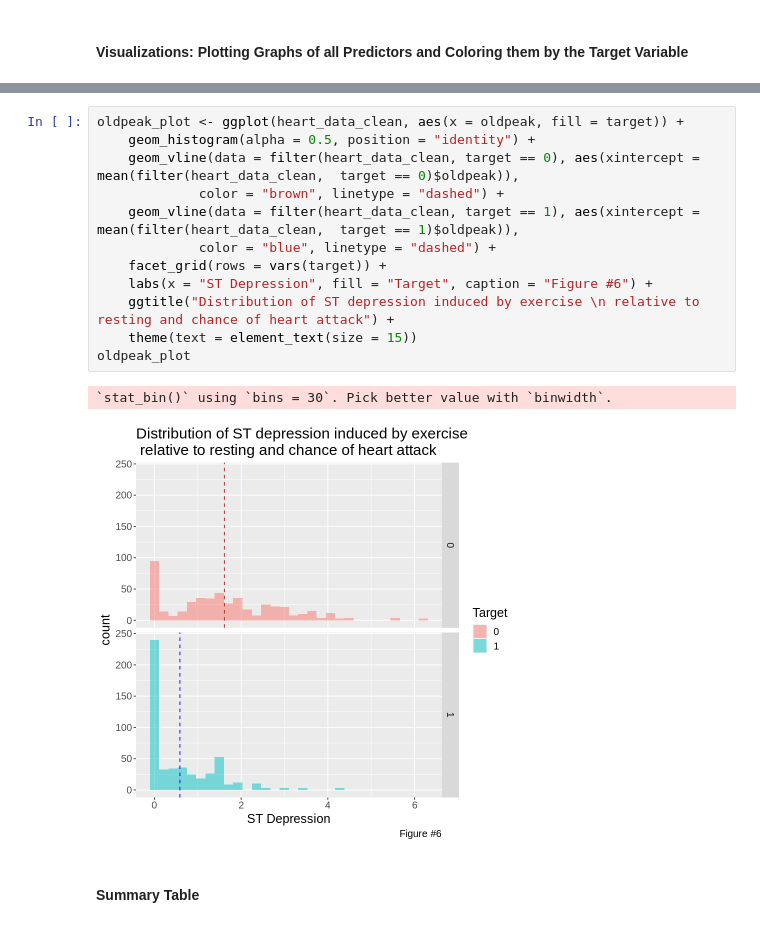
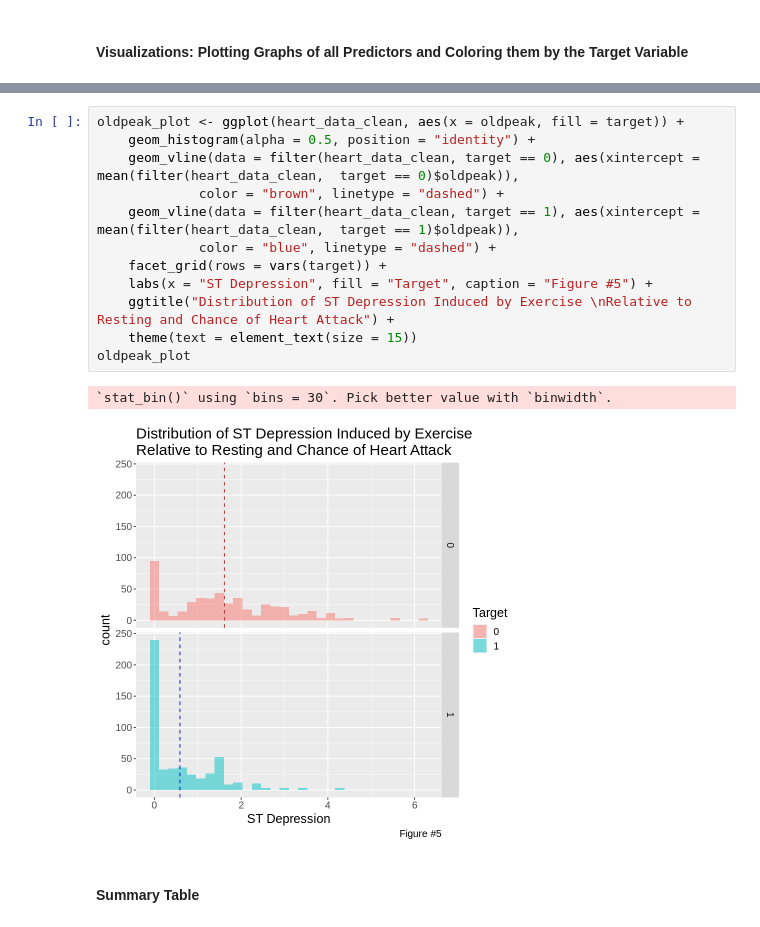
Before and after one commit to carriexu26/DSCI-Group-Project, a Jupyter notebook: heart_disease.ipynb, the cells around one changed output, grey strips where cells are left out. Saved outputs shown, nothing was run; the diff lists cells and outputs as text.

```diff
--- a/heart_disease.ipynb
+++ b/heart_disease.ipynb
@@ -230,18 +212,18 @@ thalach_plot
 # %%
 oldpeak_plot <- ggplot(heart_data_clean, aes(x = oldpeak, fill = target)) +
     geom_histogram(alpha = 0.5, position = "identity") +
     geom_vline(data = filter(heart_data_clean, target == 0), aes(xintercept = mean(filter(heart_data_clean,  target == 0)$oldpeak)),
              color = "brown", linetype = "dashed") +
     geom_vline(data = filter(heart_data_clean, target == 1), aes(xintercept = mean(filter(heart_data_clean,  target == 1)$oldpeak)),
              color = "blue", linetype = "dashed") +
     facet_grid(rows = vars(target)) +
-    labs(x = "ST Depression", fill = "Target", caption = "Figure #6") +
-    ggtitle("Distribution of ST depression induced by exercise \n relative to resting and chance of heart attack") +
+    labs(x = "ST Depression", fill = "Target", caption = "Figure #5") +
+    ggtitle("Distribution of ST Depression Induced by Exercise \nRelative to Resting and Chance of Heart Attack") +
     theme(text = element_text(size = 15))
 oldpeak_plot
 # %% [output]
 `stat_bin()` using `bins = 30`. Pick better value with `binwidth`.
-[figure, old version]
+[figure, new version]
 # %% [markdown]
 #### Summary Table
 # %%
```
Also changed, not shown: parts of 13 cells of this notebook.
